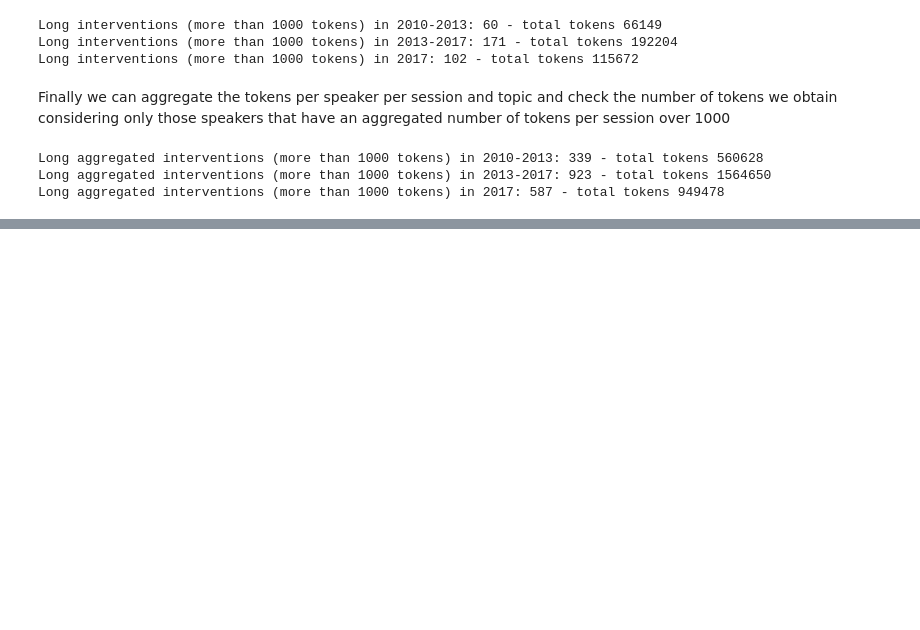
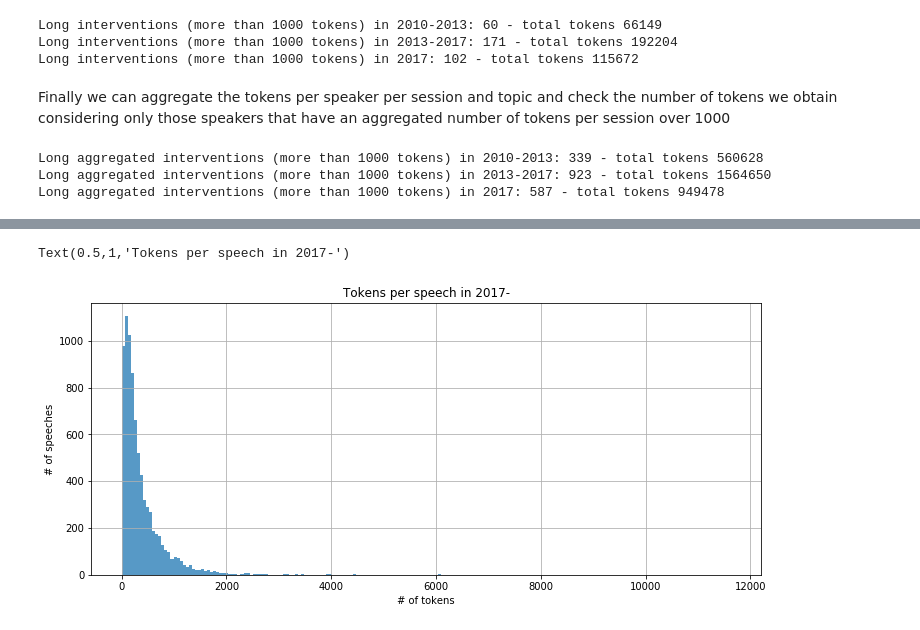
Before and after one commit to mbercas/psp_cz, a Jupyter notebook: 1_analysing_downloaded_data.ipynb, the cells around one changed output, grey strips where cells are left out. Saved outputs shown, nothing was run; the diff lists cells and outputs as text; code cells hidden in the pictures; blank space fills up the shorter version.

Commit message:
Create aggregated data frame

```diff
--- a/1_analysing_downloaded_data.ipynb
+++ b/1_analysing_downloaded_data.ipynb
@@ -269,0 +263,12 @@ df2010.iloc[grp2010["tokens"].groups[('Adam Rykala', 5, 7)]]
+# %%
+# Create a groupby object and then build a data frame with sum of tokens and appended strings, group by more fields if required
+g2017 = df2017.groupby(['session', 'topic_idx', 'name'])
+df2017agg = pd.merge(g2017['tokens'].sum(), g2017['text'].sum(), left_index=True, right_index=True).reset_index()
+_ = plt.hist(df2017agg['tokens'], bins=200, alpha=0.75)
+plt.grid()
+plt.ylabel("# of speeches")
+plt.xlabel('# of tokens')
+plt.title('Tokens per speech in 2017-')
+# %% [output]
+Text(0.5,1,'Tokens per speech in 2017-')
+[figure, added]
```
Also changed, not shown: parts of 2 cells of this notebook.
